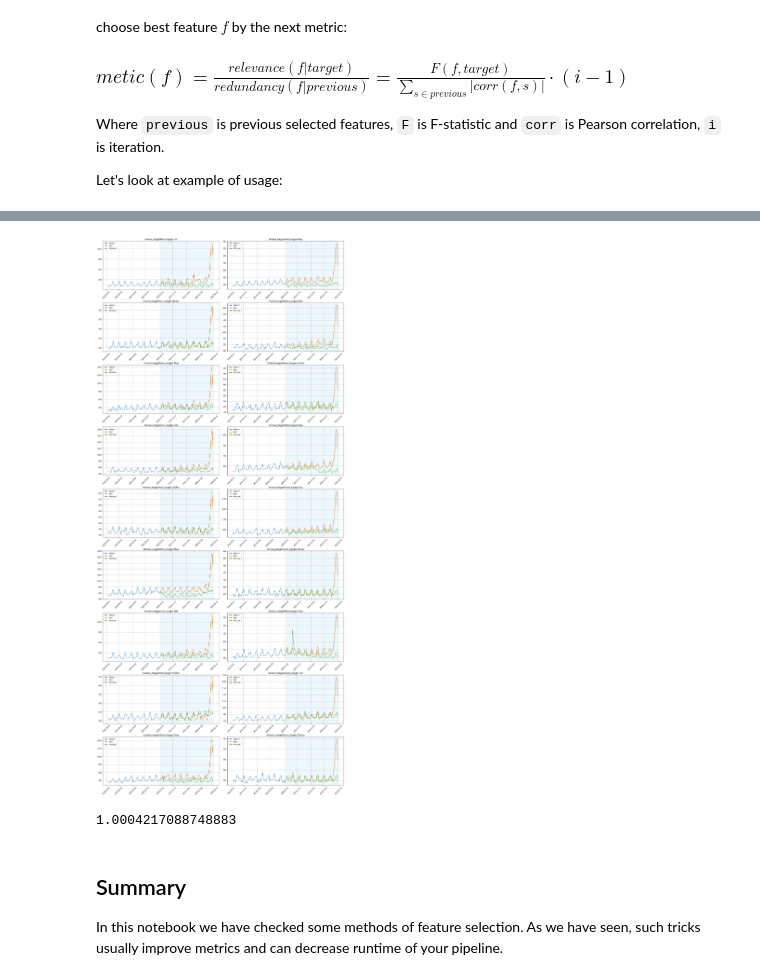
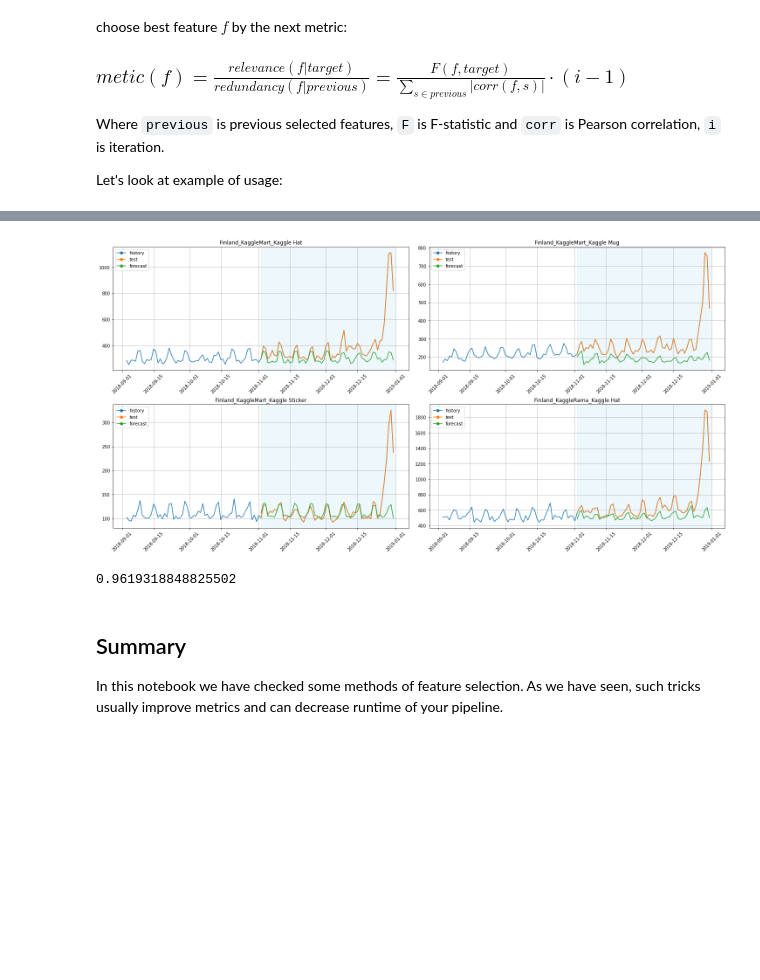
Before and after one commit to tinkoff-ai/etna, a Jupyter notebook: examples/feature_selection.ipynb, the cells around one changed output, grey strips where cells are left out. Cells and saved outputs as stored; diff of their text form; code cells hidden in the pictures; blank space fills up the shorter version.

Commit message:
CHANGE: feature selection notebook

```diff
--- a/examples/feature_selection.ipynb
+++ b/examples/feature_selection.ipynb
@@ -197,7 +197,7 @@ from etna.transforms.feature_selection import MRMRFeatureSelectionTransform
 from etna.analysis.feature_relevance import StatisticsRelevanceTable
 
 rt = StatisticsRelevanceTable()
-feature_selector_transform = MRMRFeatureSelectionTransform(top_k=10, relevance_table=rt, return_features=True)
+feature_selector_transform = MRMRFeatureSelectionTransform(top_k=20, relevance_table=rt, return_features=True)
 
 pipeline = Pipeline(
     model=CatBoostModelPerSegment(), transforms=transforms + [feature_selector_transform], horizon=HORIZON
@@ -212,11 +212,11 @@ metrics_mrmr_feature_selector, forecast_mrmr_feature_selector, _ = pipeline.back
 # %%
-plot_backtest(forecast_mrmr_feature_selector, ts, history_len=60)
+plot_backtest(forecast_mrmr_feature_selector, ts, history_len=60, segments=ts.segments[:4])
 # %% [output]
-[figure, old version]
+[figure, new version]
 # %%
 (metrics_mrmr_feature_selector["SMAPE"].mean() / metrics_baseline["SMAPE"].mean())
 # %% [output]
-1.0004217088748883
+0.9619318848825502
 # %% [markdown]
 ## Summary
 
```
Also changed, not shown: parts of 6 cells of this notebook.
